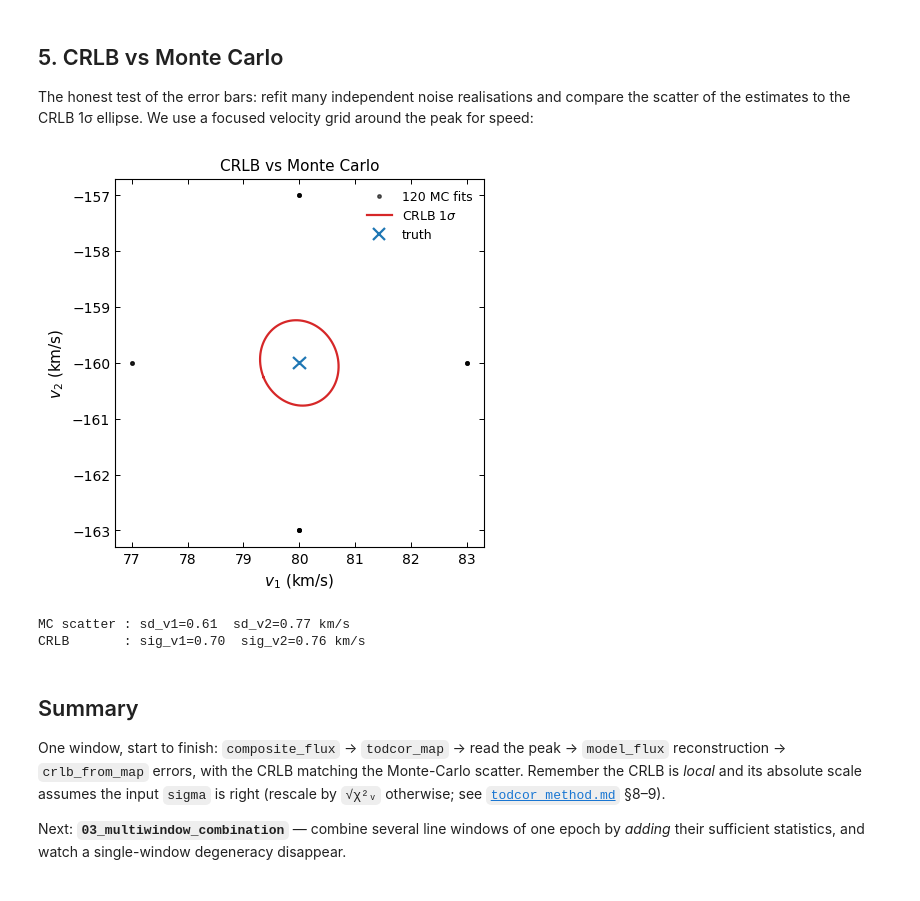
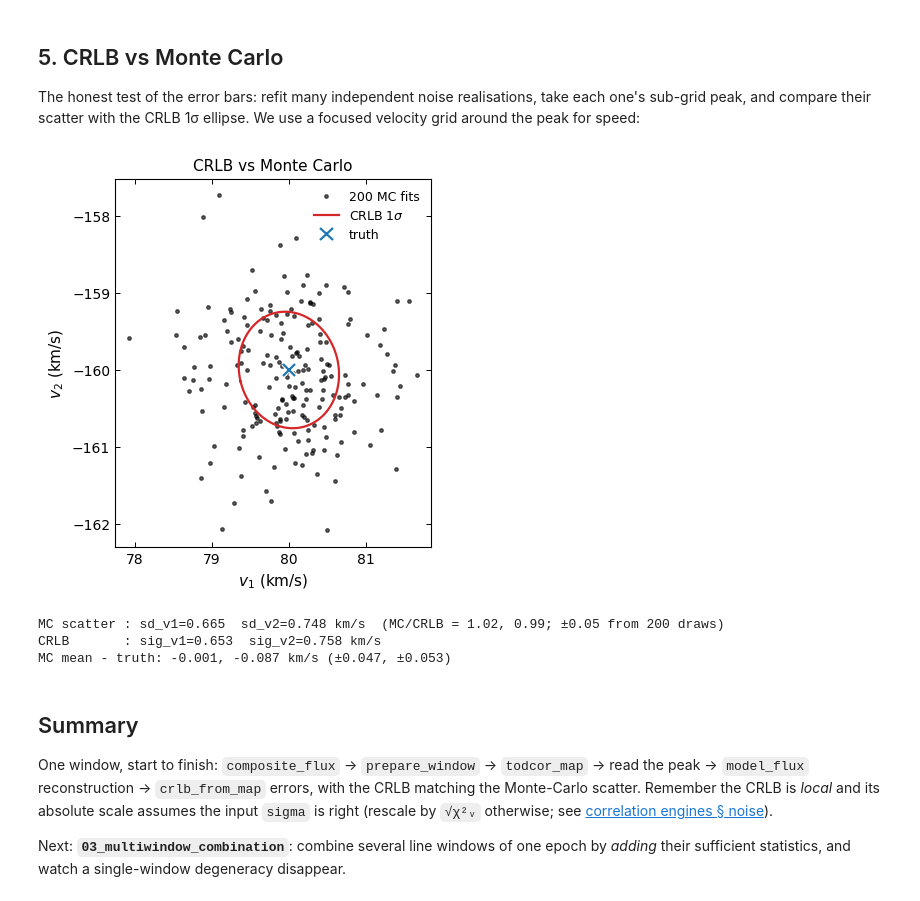
Before and after one commit to SPARTA-dev/SPARTA, a Jupyter notebook: examples/howto/todcor_detailed/02_single_window_fit.ipynb, the cells around one changed output. Cells and saved outputs as stored; diff of their text form; code cells hidden in the pictures.

```diff
--- a/examples/howto/todcor_detailed/02_single_window_fit.ipynb
+++ b/examples/howto/todcor_detailed/02_single_window_fit.ipynb
@@ -58,21 +51,17 @@ white noise:
 # Truth: velocities (km/s) and light fractions of the two components
 v1t, v2t, a1t, a2t = 80.0, -160.0, 0.70, 0.55
 sigma = 0.01
-# Noiseless composite: shift, scale and add the templates, then broaden
-comp = tf.broaden_gaussian_residual(
-    tf.composite_flux(wave, [tmpl1, tmpl2], [v1t, v2t], [a1t, a2t]) - 1.0, dv, C / R) + 1.0
-# Add white noise to make the data; for the fit, subtract the continuum and apodise
+# Noiseless composite: shift, scale and add the templates
+comp = tf.composite_flux(wave, [tmpl1, tmpl2], [v1t, v2t], [a1t, a2t])
+# Add white noise to make the data
 rng = np.random.default_rng(0)
 data = comp + rng.normal(0, sigma, len(comp))
-data_g = (data - 1.0) * tf.tukey_window(len(data))
 
 # Plot the noisy data with the two injected components
 fig, ax = plt.subplots(figsize=(8, 3.0))
 plot_data(ax, u, data, label="noisy composite (data)")
-plot_model(ax, u, 1 + a1t*(tf.model_flux(wave, dv, g1, g1*0, v1t, 0, 1, 0) - 1), lw=1,
-           label="primary component")
-plot_extra(ax, u, 1 + a2t*(tf.model_flux(wave, dv, g2*0, g2, 0, v2t, 0, 1) - 1),
-           label="secondary component")
+plot_model(ax, u, tf.composite_flux(wave, [tmpl1], [v1t], [a1t]), lw=1, label="primary component")
+plot_extra(ax, u, tf.composite_flux(wave, [tmpl2], [v2t], [a2t]), label="secondary component")
 ax.set_xlabel("velocity coordinate $u$ (km/s)"); ax.set_ylabel("flux")
 ax.set_title("injected double-lined composite"); ax.legend()
 plt.show()
@@ -89,11 +80,14 @@ estimate:
 # Trial velocity grids (km/s)
 v1g = np.arange(-300, 301, 3.0)
 v2g = np.arange(-400, 401, 3.0)
+# Prepare the window: the observed pixels, the templates extended by the largest trial velocity
+win = tf.prepare_window(wave, data, *tmpl1, *tmpl2, v_max=400.0)
 # The TODCOR map: profile log-likelihood at every (v1, v2) (todcor_map)
-res = tf.todcor_map(data_g, g1, g2, dv, v1g, v2g, sigma=sigma)
+res = tf.todcor_map(win.data_g, win.g1, win.g2, win.dv, v1g, v2g, sigma=sigma)
 # The peak of the map is the joint estimate
 b = res["best"]
 # Compare the fitted peak with the injected values
+print(f"{win.wave.size} of {wave.size} pixels kept; templates extended by {win.extension} pixels per side")
 print(f"truth : v1={v1t:+.1f}  v2={v2t:+.1f}  a1={a1t:.2f}  a2={a2t:.2f}")
 print(f"fit   : v1={b['v1']:+.1f}  v2={b['v2']:+.1f}  a1={b['a1']:.2f}  a2={b['a2']:.2f}")
 
@@ -162,50 +164,56 @@ truth          : v1=+80.0  v2=-160.0
 # %% [markdown]
 ## 5. CRLB vs Monte Carlo
 
-The honest test of the error bars: refit many independent noise realisations and
-compare the scatter of the estimates to the CRLB 1σ ellipse. We use a focused
-velocity grid around the peak for speed:
+The honest test of the error bars: refit many independent noise realisations, take each one's
+sub-grid peak, and compare their scatter with the CRLB 1σ ellipse. We use a focused velocity
+grid around the peak for speed:
 # %%
 v1f = np.arange(20, 141, 3.0)      # focused grid around the truth (fast)
 v2f = np.arange(-220, -99, 3.0)
-# Refit many independent noise realisations on the focused grid
-n_mc = 120
+# Refit many independent noise realisations on the focused grid; the window's pixels and
+# templates do not change, and any constant level of the data is taken by the fitted offset
+assert win.wave.size == wave.size                         # no pixel was dropped
+n_mc = 200
 mc = np.empty((n_mc, 2))
 rng_mc = np.random.default_rng(1)
 for m in range(n_mc):
-    d = (comp + rng_mc.normal(0, sigma, len(comp)) - 1.0) * tf.tukey_window(len(comp))
-    r = tf.todcor_map(d, g1, g2, dv, v1f, v2f, sigma=sigma)
-    mc[m] = r["best"]["v1"], r["best"]["v2"]
+    d = comp + rng_mc.normal(0, sigma, len(comp))
+    r = tf.todcor_map(d, win.g1, win.g2, win.dv, v1f, v2f, sigma=sigma)
+    mc[m] = tf.crlb_from_map(r["logL_profile"], v1f, v2f)["peak_refined"]
 
 # CRLB ellipse from the covariance at the fiducial fit
 th = np.linspace(0, 2*np.pi, 200)
 vals, vecs = np.linalg.eigh(cr["cov"])
 ell = (vecs @ (np.sqrt(vals)[:, None] * np.vstack([np.cos(th), np.sin(th)])))
 
 # Plot the Monte Carlo fits against the CRLB 1-sigma ellipse around the truth
 fig, ax = plt.subplots(figsize=(5.0, 4.4))
 ax.plot(mc[:, 0], mc[:, 1], "o", color="k", ms=2.5, alpha=0.6, label=f"{n_mc} MC fits")
 plot_model(ax, v1t + ell[0], v2t + ell[1], lw=1.6, label="CRLB 1$\\sigma$")
 mark_truth(ax, v1t, v2t, label="truth")
 ax.set_xlabel("$v_1$ (km/s)"); ax.set_ylabel("$v_2$ (km/s)")
 ax.set_title("CRLB vs Monte Carlo"); ax.legend(); ax.set_aspect("equal")
 plt.show()
-# The scatter of the fits should match the CRLB
-print(f"MC scatter : sd_v1={mc[:,0].std():.2f}  sd_v2={mc[:,1].std():.2f} km/s")
-print(f"CRLB       : sig_v1={cr['sigma_v1']:.2f}  sig_v2={cr['sigma_v2']:.2f} km/s")
+# The scatter of the fits should match the CRLB, and their mean the truth
+sd = mc.std(axis=0)
+print(f"MC scatter : sd_v1={sd[0]:.3f}  sd_v2={sd[1]:.3f} km/s  (MC/CRLB = {sd[0] / cr['sigma_v1']:.2f}, "
+      f"{sd[1] / cr['sigma_v2']:.2f}; ±{1 / np.sqrt(2 * n_mc):.2f} from {n_mc} draws)")
+print(f"CRLB       : sig_v1={cr['sigma_v1']:.3f}  sig_v2={cr['sigma_v2']:.3f} km/s")
+print(f"MC mean - truth: {mc[:, 0].mean() - v1t:+.3f}, {mc[:, 1].mean() - v2t:+.3f} km/s "
+      f"(±{sd[0] / np.sqrt(n_mc):.3f}, ±{sd[1] / np.sqrt(n_mc):.3f})")
 # %% [output]
-[figure, old version]
+[figure, new version]
-MC scatter : sd_v1=0.61  sd_v2=0.77 km/s
-CRLB       : sig_v1=0.70  sig_v2=0.76 km/s
+MC scatter : sd_v1=0.665  sd_v2=0.748 km/s  (MC/CRLB = 1.02, 0.99; ±0.05 from 200 draws)
+CRLB       : sig_v1=0.653  sig_v2=0.758 km/s
+MC mean - truth: -0.001, -0.087 km/s (±0.047, ±0.053)
 # %% [markdown]
 ## Summary
 
-One window, start to finish: `composite_flux` → `todcor_map` → read the peak →
-`model_flux` reconstruction → `crlb_from_map` errors, with the CRLB matching the
-Monte-Carlo scatter. Remember the CRLB is *local* and its absolute scale assumes
-the input `sigma` is right (rescale by `√χ²ᵥ` otherwise; see
-[`todcor_method.md`](../../../packages/todcor/docs/todcor_method.md) §8–9).
+One window, start to finish: `composite_flux` → `prepare_window` → `todcor_map` → read the
+peak → `model_flux` reconstruction → `crlb_from_map` errors, with the CRLB matching the
+Monte-Carlo scatter. Remember the CRLB is *local* and its absolute scale assumes the input
+`sigma` is right (rescale by `√χ²ᵥ` otherwise; see
+[correlation engines § noise](../../../docs/correlation_engines.md#noise-oversampling-and-n_eff)).
 
-Next: **`03_multiwindow_combination`** — combine several line windows of one epoch
-by *adding* their sufficient statistics, and watch a single-window degeneracy
-disappear.
+Next: **`03_multiwindow_combination`**: combine several line windows of one epoch by *adding*
+their sufficient statistics, and watch a single-window degeneracy disappear.
```
Also changed, not shown: parts of 10 cells of this notebook, 35 other files.
